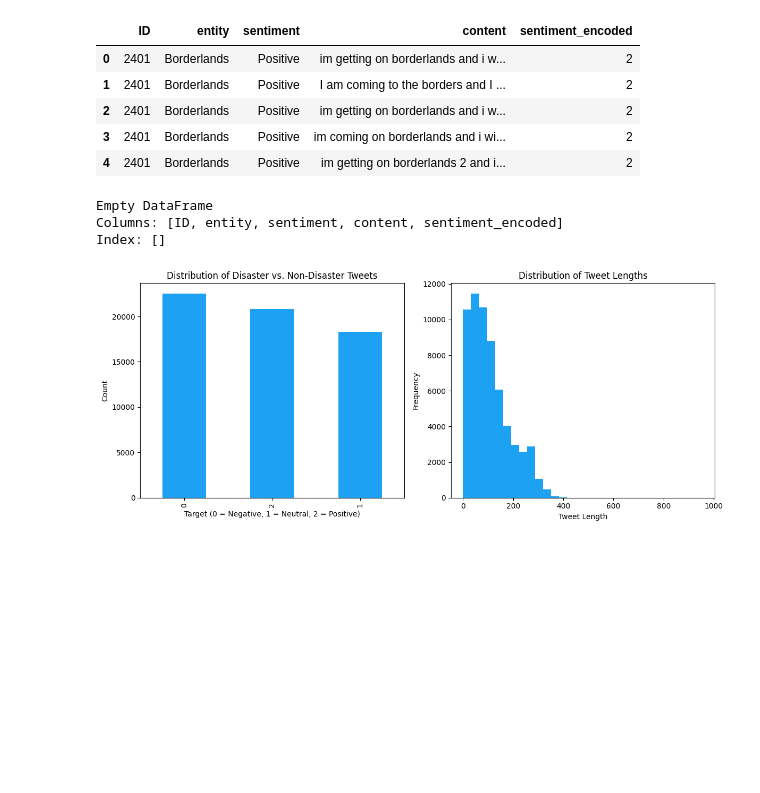
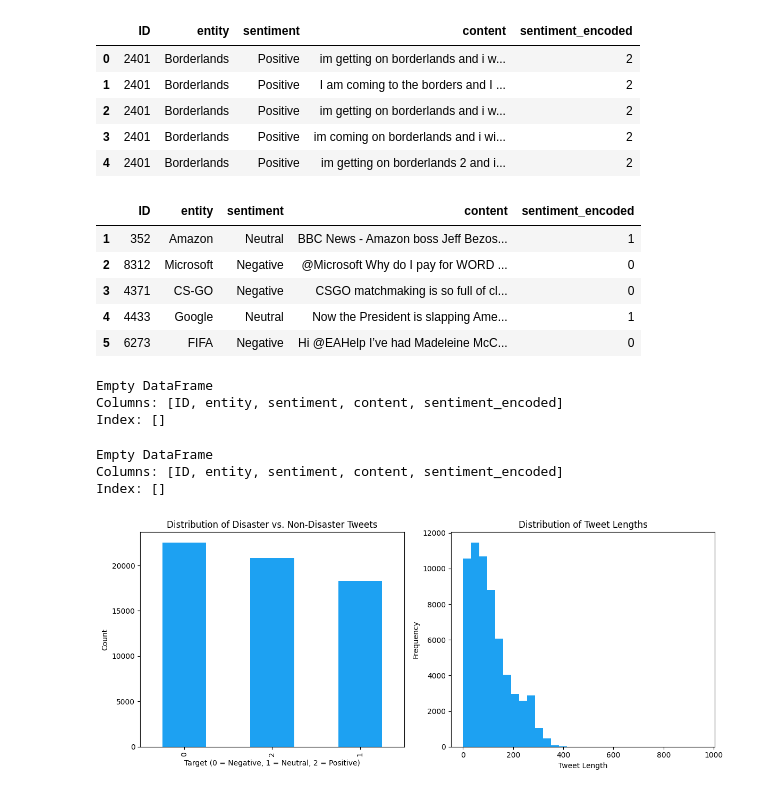
Before and after one commit to kaizenx/tweet-sentiment-classifier, a Jupyter notebook: sentiment.ipynb, the cells around one changed output. Saved outputs shown, nothing was run; the diff lists cells and outputs as text; code cells hidden in the pictures; blank space fills up the shorter version.

```diff
--- a/sentiment.ipynb
+++ b/sentiment.ipynb
@@ -81,6 +100,7 @@ In terms of structure, the tweet texts vary in length, but they are padded to a
 # Load the CSV file
 data_df = pd.read_csv('data/twitter_training.csv', names=['ID', 'entity', 'sentiment', 'content'])
 # data.rename(columns={'message to examine': 'text','label (depression result)':'target'}, inplace=True)
+test_df = pd.read_csv('data/twitter_validation.csv', names=['ID', 'entity', 'sentiment', 'content'])
 # %% [markdown]
 ## Exploratory Data Analysis
 # %%
@@ -149,6 +194,16 @@ df_filtered.head(5)
 | 2 | 2401 | Borderlands | Positive | im getting on borderlands and i w... | 2 |
 | 3 | 2401 | Borderlands | Positive | im coming on borderlands and i wi... | 2 |
 | 4 | 2401 | Borderlands | Positive | im getting on borderlands 2 and i... | 2 |
+# %%
+test_df['sentiment_encoded'] = test_df['sentiment'].map(sentiment_mapping)
+test_df.head(5)
+# %% [output]
+|  | ID | entity | sentiment | content | sentiment_encoded |
+| 1 | 352 | Amazon | Neutral | BBC News - Amazon boss Jeff Bezos... | 1 |
+| 2 | 8312 | Microsoft | Negative | @Microsoft Why do I pay for WORD ... | 0 |
+| 3 | 4371 | CS-GO | Negative | CSGO matchmaking is so full of cl... | 0 |
+| 4 | 4433 | Google | Neutral | Now the President is slapping Ame... | 1 |
+| 5 | 6273 | FIFA | Negative | Hi @EAHelp I’ve had Madeleine McC... | 0 |
 # %%
 # Find and display rows where 'content' is not a string
 
@@ -159,6 +214,14 @@ print(non_string_rows)
 Empty DataFrame
 Columns: [ID, entity, sentiment, content, sentiment_encoded]
 Index: []
+# %%
+test_df['content'] = test_df['content'].apply(lambda x: x if isinstance(x, str) else "")
+non_string_rows = test_df[~test_df['content'].apply(lambda x: isinstance(x, str))]
+print(non_string_rows)
+# %% [output]
+Empty DataFrame
+Columns: [ID, entity, sentiment, content, sentiment_encoded]
+Index: []
 # %%
 
 
```
Also changed, not shown: parts of 32 cells of this notebook, 2 other files.
